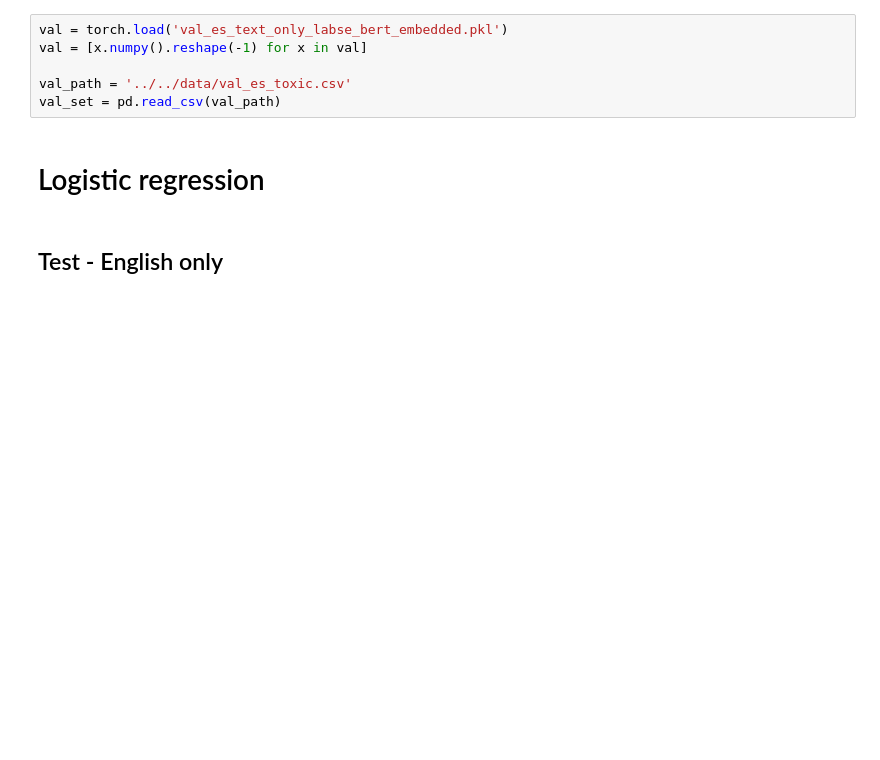
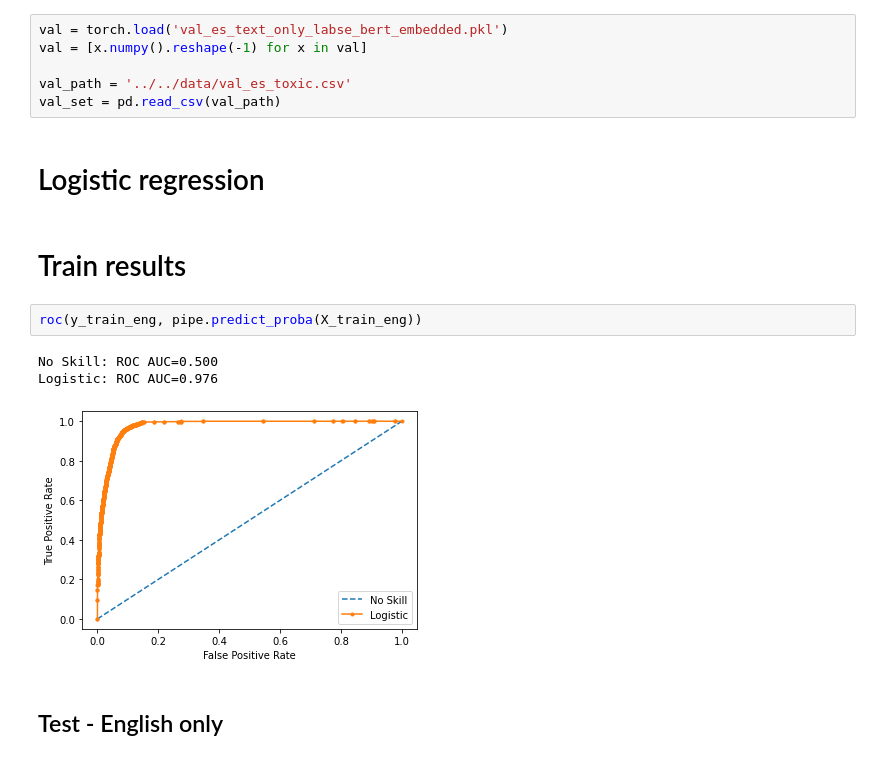
Before and after one commit to gald1017/jigsaw, a Jupyter notebook: translation_transformer_Helsinki_eng_to_es/LABSE/predict.ipynb, the cells around one changed output. Drawn from its saved outputs; the diff is of its cells as text; blank space fills up the shorter version.

```diff
--- a/translation_transformer_Helsinki_eng_to_es/LABSE/predict.ipynb
+++ b/translation_transformer_Helsinki_eng_to_es/LABSE/predict.ipynb
@@ -77,6 +78,14 @@ val_path = '../../data/val_es_toxic.csv'
 val_set = pd.read_csv(val_path)
 # %% [markdown]
 # Logistic regression
+# %% [markdown]
+# Train results
+# %%
+roc(y_train_eng, pipe.predict_proba(X_train_eng))
+# %% [output]
+No Skill: ROC AUC=0.500
+Logistic: ROC AUC=0.976
+[figure, added]
 # %% [markdown]
 ## Test - English only
 # %%
```
Also changed, not shown: parts of 1 cell of this notebook, 6 other files.
